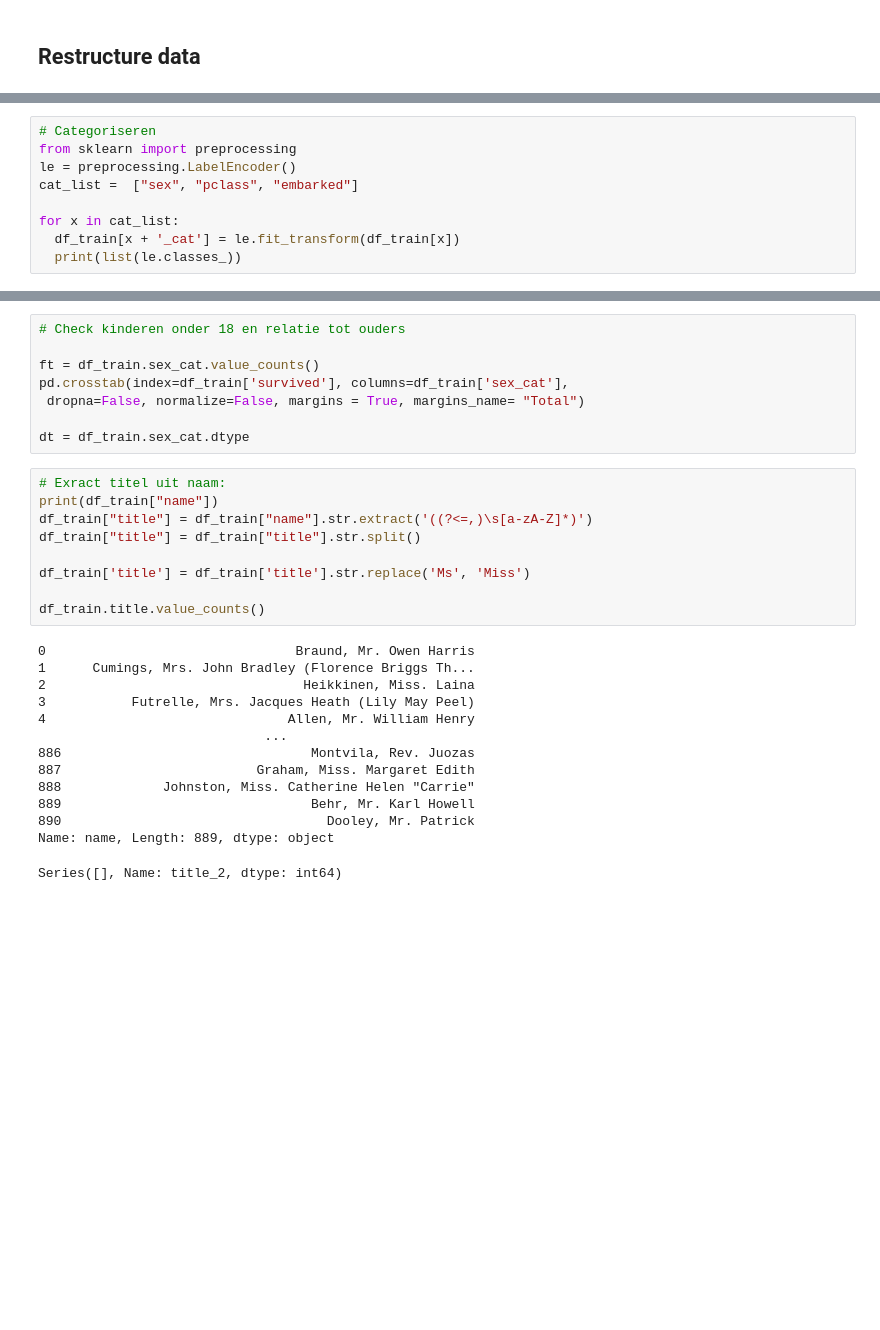
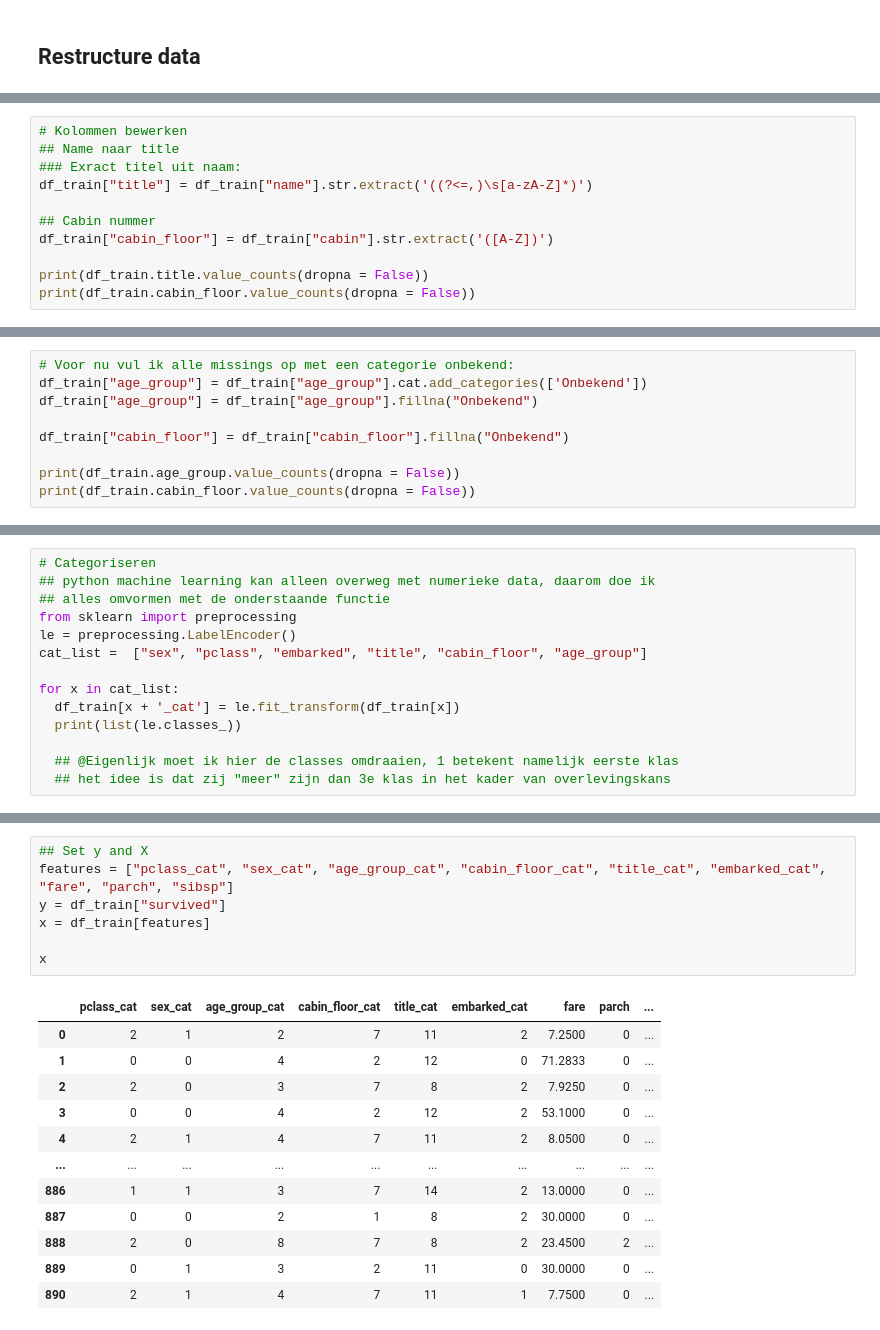
Before and after one commit to remcovanwijk040/AI, a Jupyter notebook: kaggle/titanic_competition/script_competition.ipynb, the cells around one changed output, grey strips where cells are left out. Saved outputs shown, nothing was run; the diff lists cells and outputs as text; blank space fills up the shorter version.

```diff
--- a/kaggle/titanic_competition/script_competition.ipynb
+++ b/kaggle/titanic_competition/script_competition.ipynb
@@ -113,0 +185,11 @@ dtype: object
+# %%
+# Kolommen bewerken
+## Name naar title
+### Exract titel uit naam:
+df_train["title"] = df_train["name"].str.extract('((?<=,)\s[a-zA-Z]*)')
+
+## Cabin nummer
+df_train["cabin_floor"] = df_train["cabin"].str.extract('([A-Z])')
+
+print(df_train.title.value_counts(dropna = False))
+print(df_train.cabin_floor.value_counts(dropna = False))
@@ -113,0 +216,9 @@ dtype: object
+# %%
+# Voor nu vul ik alle missings op met een categorie onbekend:
+df_train["age_group"] = df_train["age_group"].cat.add_categories(['Onbekend'])
+df_train["age_group"] = df_train["age_group"].fillna("Onbekend")
+
+df_train["cabin_floor"] = df_train["cabin_floor"].fillna("Onbekend")
+
+print(df_train.age_group.value_counts(dropna = False))
+print(df_train.cabin_floor.value_counts(dropna = False))
@@ -114,12 +308,17 @@ dtype: object
 # %%
 # Categoriseren
+## python machine learning kan alleen overweg met numerieke data, daarom doe ik
+## alles omvormen met de onderstaande functie
 from sklearn import preprocessing
 le = preprocessing.LabelEncoder()
-cat_list =  ["sex", "pclass", "embarked"]
+cat_list =  ["sex", "pclass", "embarked", "title", "cabin_floor", "age_group"]
 
 for x in cat_list:
   df_train[x + '_cat'] = le.fit_transform(df_train[x])
   print(list(le.classes_))
+
+  ## @Eigenlijk moet ik hier de classes omdraaien, 1 betekent namelijk eerste klas
+  ## het idee is dat zij "meer" zijn dan 3e klas in het kader van overlevingskans
 # %% [output]
 ['female', 'male']
 [1, 2, 3]
@@ -135,31 +329,20 @@ df_train['age_group'] = pd.cut(df_train['age'], bins, labels=group_names)
-# %%
-# Check kinderen onder 18 en relatie tot ouders
-
-ft = df_train.sex_cat.value_counts()
-pd.crosstab(index=df_train['survived'], columns=df_train['sex_cat'],
- dropna=False, normalize=False, margins = True, margins_name= "Total")
-
-dt = df_train.sex_cat.dtype
-# %%
-# Exract titel uit naam:
-print(df_train["name"])
-df_train["title"] = df_train["name"].str.extract('((?<=,)\s[a-zA-Z]*)')
-df_train["title"] = df_train["title"].str.split()
-
-df_train['title'] = df_train['title'].str.replace('Ms', 'Miss')
-
-df_train.title.value_counts()
-# %% [output]
-0                                Braund, Mr. Owen Harris
-1      Cumings, Mrs. John Bradley (Florence Briggs Th...
-2                                 Heikkinen, Miss. Laina
-3           Futrelle, Mrs. Jacques Heath (Lily May Peel)
-4                               Allen, Mr. William Henry
-                             ...
-886                                Montvila, Rev. Juozas
-887                         Graham, Miss. Margaret Edith
-888             Johnston, Miss. Catherine Helen "Carrie"
-889                                Behr, Mr. Karl Howell
-890                                  Dooley, Mr. Patrick
-Name: name, Length: 889, dtype: object
-Series([], Name: title_2, dtype: int64)
+# %%
+## Set y and X
+features = ["pclass_cat", "sex_cat", "age_group_cat", "cabin_floor_cat", "title_cat", "embarked_cat", "fare", "parch", "sibsp"]
+y = df_train["survived"]
+x = df_train[features]
+
+x
+# %% [output]
+|  | pclass_cat | sex_cat | age_group_cat | cabin_floor_cat | title_cat | embarked_cat | fare | parch | ... |
+| 0 | 2 | 1 | 2 | 7 | 11 | 2 | 7.2500 | 0 | ... |
+| 1 | 0 | 0 | 4 | 2 | 12 | 0 | 71.2833 | 0 | ... |
+| 2 | 2 | 0 | 3 | 7 | 8 | 2 | 7.9250 | 0 | ... |
+| 3 | 0 | 0 | 4 | 2 | 12 | 2 | 53.1000 | 0 | ... |
+| 4 | 2 | 1 | 4 | 7 | 11 | 2 | 8.0500 | 0 | ... |
+| ... | ... | ... | ... | ... | ... | ... | ... | ... | ... |
+| 886 | 1 | 1 | 3 | 7 | 14 | 2 | 13.0000 | 0 | ... |
+| 887 | 0 | 0 | 2 | 1 | 8 | 2 | 30.0000 | 0 | ... |
+| 888 | 2 | 0 | 8 | 7 | 8 | 2 | 23.4500 | 2 | ... |
+| 889 | 0 | 1 | 3 | 2 | 11 | 0 | 30.0000 | 0 | ... |
+| 890 | 2 | 1 | 4 | 7 | 11 | 1 | 7.7500 | 0 | ... |
```
Also changed, not shown: parts of 20 cells of this notebook.
